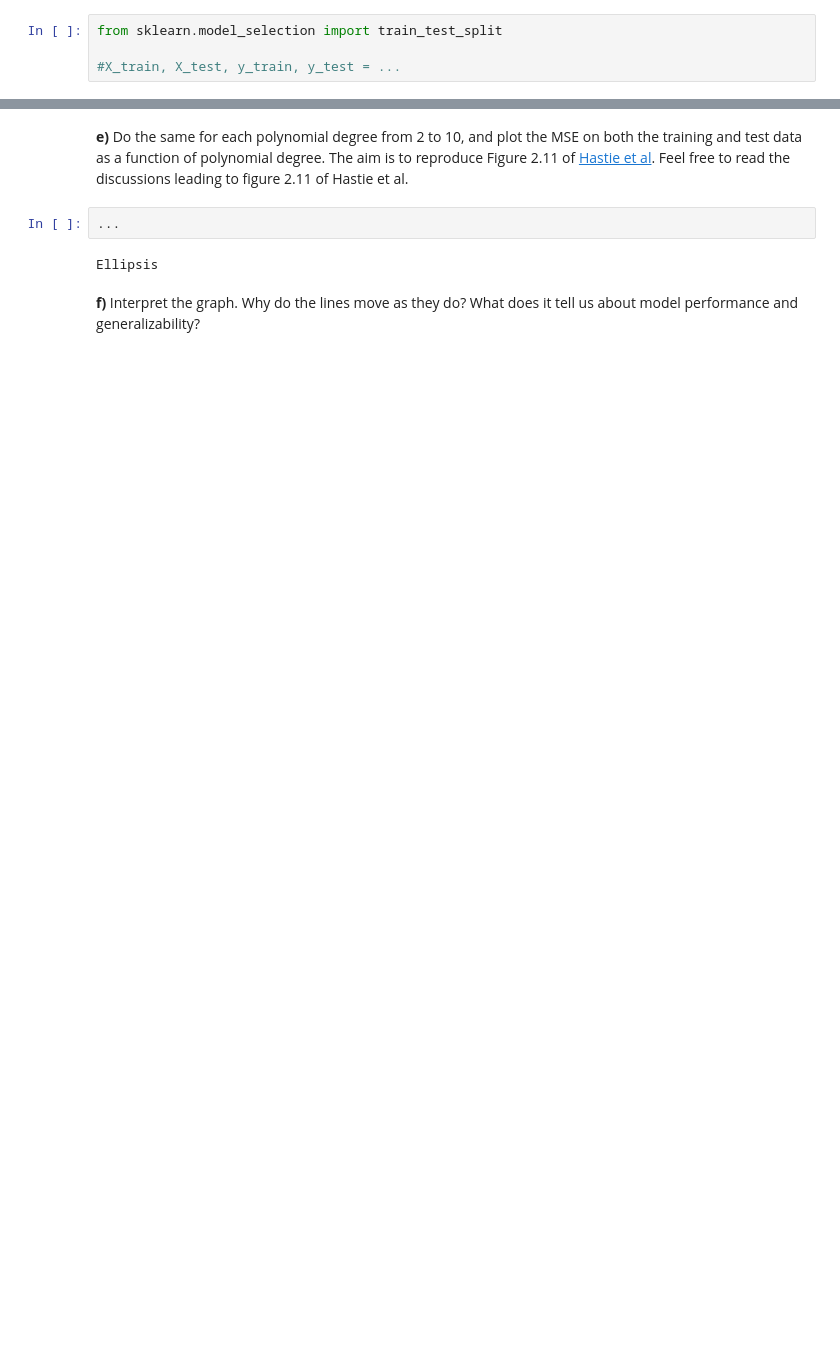
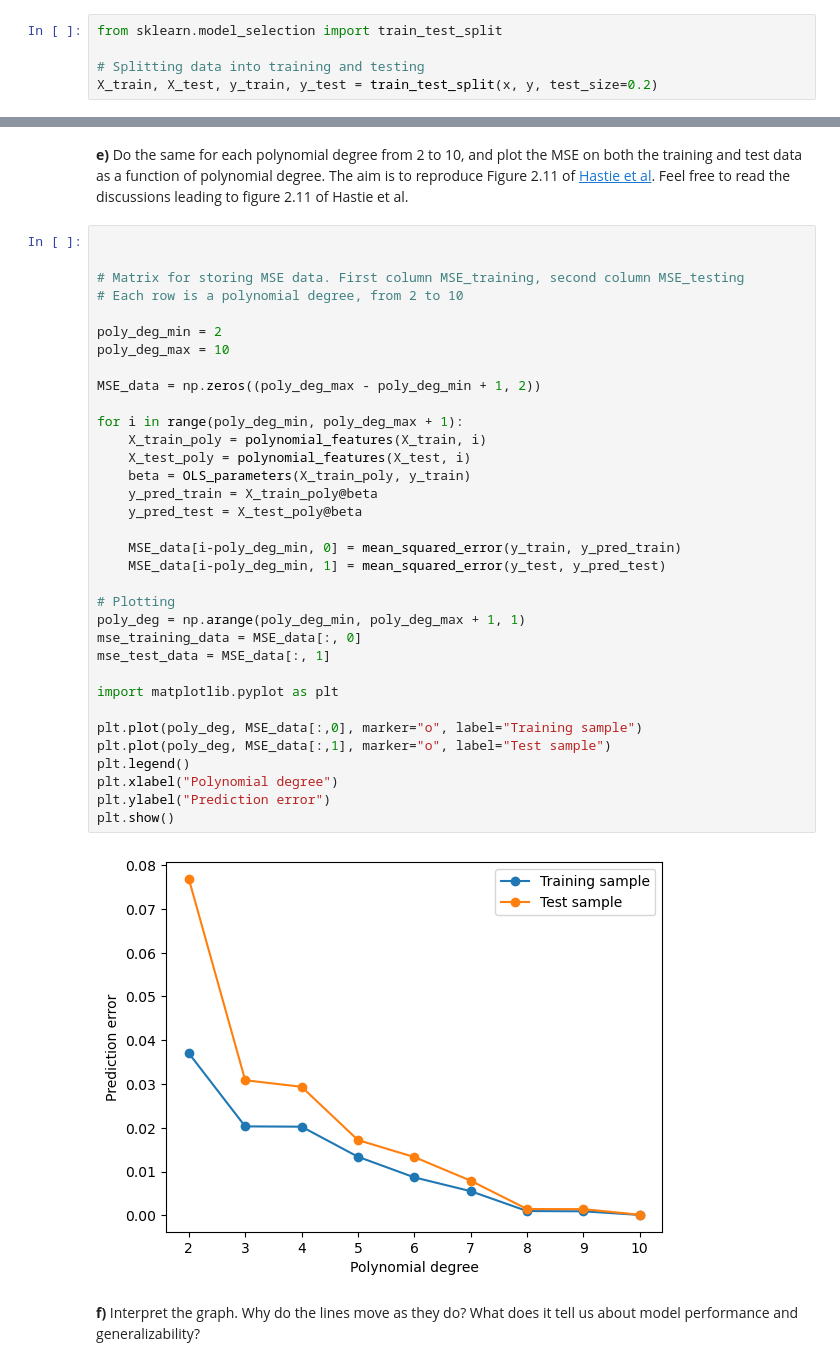
Before and after one commit to aadnerol/FYS-STK3155, a Jupyter notebook: Weekly Exercises/Week 35/exercisesweek35.ipynb, the cells around one changed output, grey strips where cells are left out. Drawn from its saved outputs; the diff is of its cells as text; blank space fills up the shorter version.

```diff
--- a/Weekly Exercises/Week 35/exercisesweek35.ipynb
+++ b/Weekly Exercises/Week 35/exercisesweek35.ipynb
@@ -356,7 +356,8 @@ beta = OLS_parameters(X, y)
 # %%
 from sklearn.model_selection import train_test_split
 
-#X_train, X_test, y_train, y_test = ...
+# Splitting data into training and testing
+X_train, X_test, y_train, y_test = train_test_split(x, y, test_size=0.2)
 # %% [markdown]
 **d)** Train your model on the training data(find the parameters which best fit) and compute the MSE on both the training and test data.
 # %%
@@ -366,8 +387,40 @@ Ellipsis
 # %% [markdown]
 **e)** Do the same for each polynomial degree from 2 to 10, and plot the MSE on both the training and test data as a function of polynomial degree. The aim is to reproduce Figure 2.11 of [Hastie et al](https://github.com/CompPhysics/MLErasmus/blob/master/doc/Textbooks/elementsstat.pdf). Feel free to read the discussions leading to figure 2.11 of Hastie et al.
 # %%
-...
+
+
+# Matrix for storing MSE data. First column MSE_training, second column MSE_testing
+# Each row is a polynomial degree, from 2 to 10
+
+poly_deg_min = 2
+poly_deg_max = 10
+
+MSE_data = np.zeros((poly_deg_max - poly_deg_min + 1, 2))
+
+for i in range(poly_deg_min, poly_deg_max + 1):
+    X_train_poly = polynomial_features(X_train, i)
+    X_test_poly = polynomial_features(X_test, i)
+    beta = OLS_parameters(X_train_poly, y_train)
+    y_pred_train = X_train_poly@beta
+    y_pred_test = X_test_poly@beta
+
+    MSE_data[i-poly_deg_min, 0] = mean_squared_error(y_train, y_pred_train)
+    MSE_data[i-poly_deg_min, 1] = mean_squared_error(y_test, y_pred_test)
+
+# Plotting
+poly_deg = np.arange(poly_deg_min, poly_deg_max + 1, 1)
+mse_training_data = MSE_data[:, 0]
+mse_test_data = MSE_data[:, 1]
+
+import matplotlib.pyplot as plt
+
+plt.plot(poly_deg, MSE_data[:,0], marker="o", label="Training sample")
+plt.plot(poly_deg, MSE_data[:,1], marker="o", label="Test sample")
+plt.legend()
+plt.xlabel("Polynomial degree")
+plt.ylabel("Prediction error")
+plt.show()
 # %% [output]
-Ellipsis
+[figure, added]
 # %% [markdown]
 **f)** Interpret the graph. Why do the lines move as they do? What does it tell us about model performance and generalizability?
```
Also changed, not shown: parts of 4 cells of this notebook.
